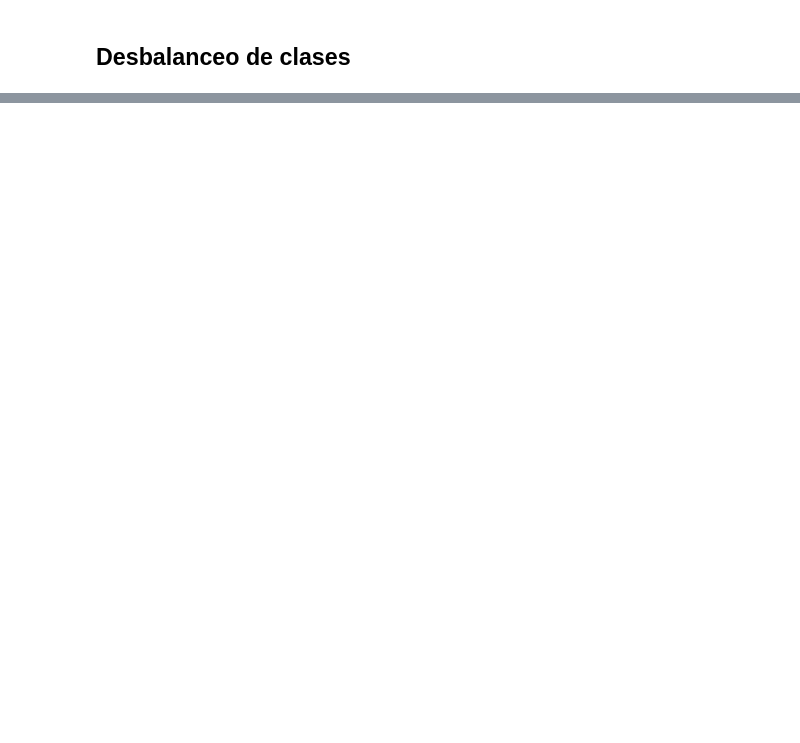
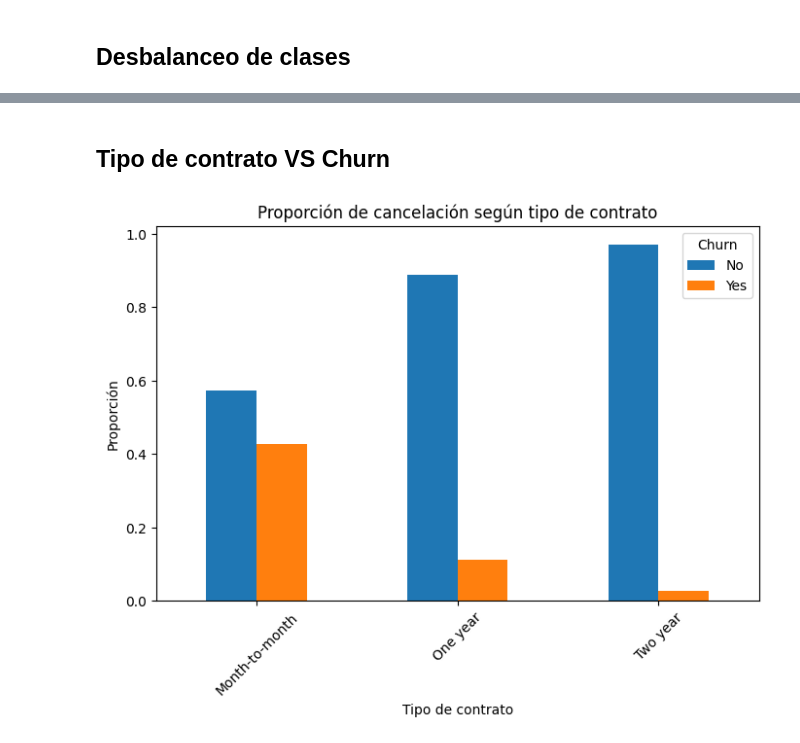
Before and after one commit to AndreaCisneros/challenge-telecomx-2, a Jupyter notebook: telecomx-2.ipynb, the cells around one changed output, grey strips where cells are left out. Drawn from its saved outputs; the diff is of its cells as text; code cells hidden in the pictures; blank space fills up the shorter version.

```diff
--- a/telecomx-2.ipynb
+++ b/telecomx-2.ipynb
@@ -203,0 +326,17 @@ Porcentaje de clientes que NO han cancelado el servicio: 73.46%
+# %% [markdown]
+## Tipo de contrato VS Churn
+# %%
+tabla_soporte_vs_churn = pd.crosstab(data['account_contract'], data['churn'], normalize='index')
+
+tabla_soporte_vs_churn.plot(kind='bar', figsize=(8,5))
+
+plt.title('Proporción de cancelación según tipo de contrato')
+plt.xlabel('Tipo de contrato')
+plt.ylabel('Proporción')
+plt.xticks(rotation=45)
+
+plt.legend(title='Churn')
+
+plt.show()
+# %% [output]
+[figure, added]
```
Also changed, not shown: parts of 25 cells of this notebook.
